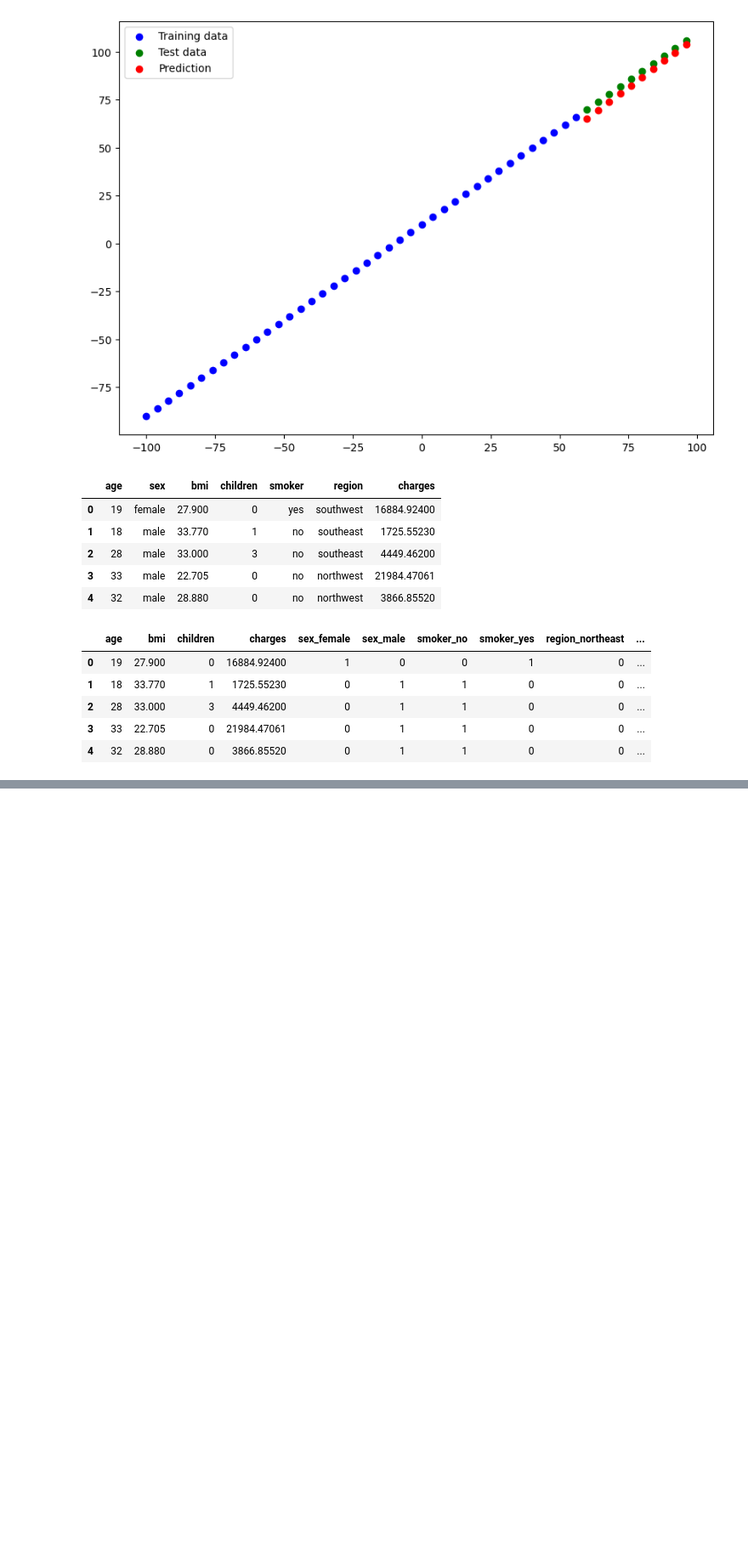
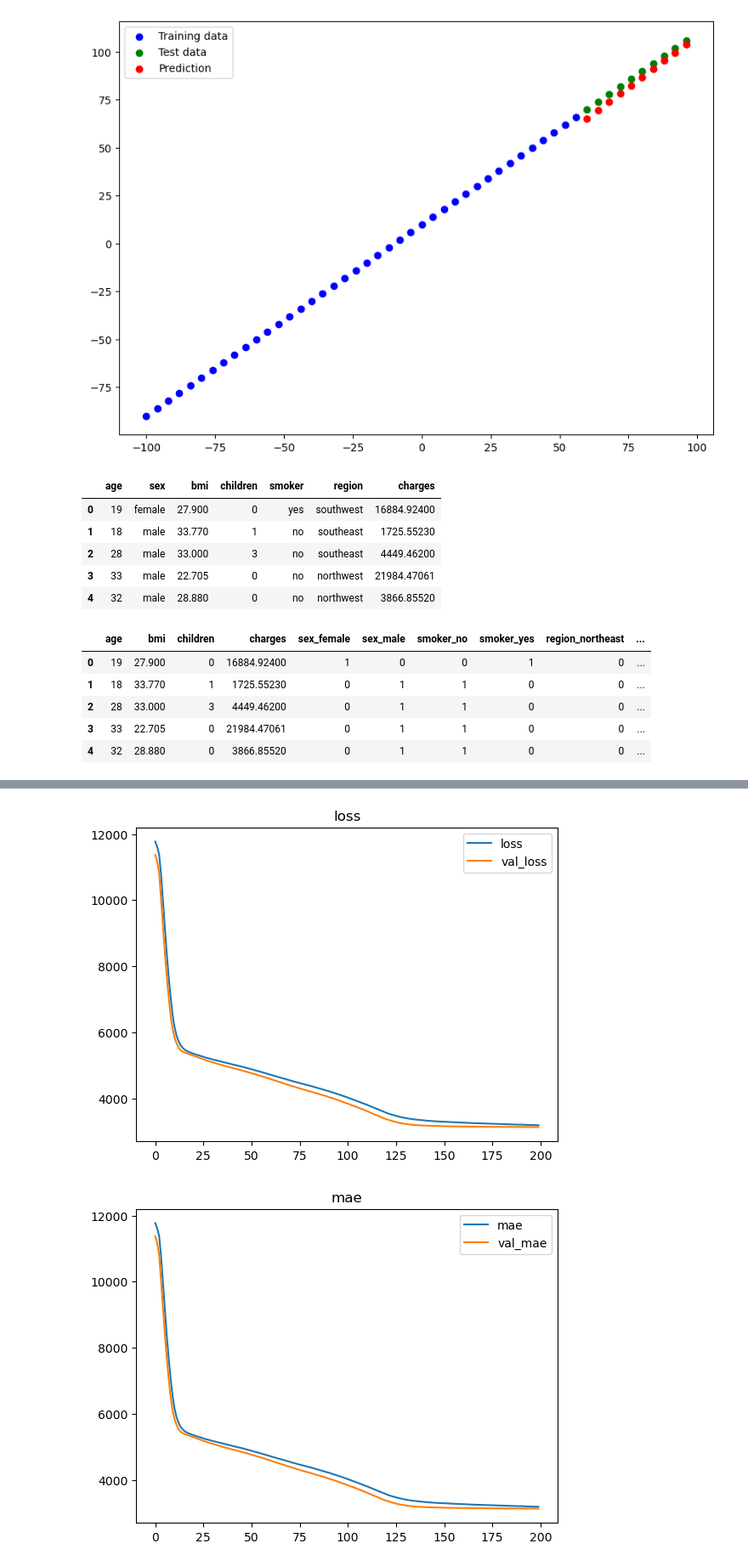
Before and after one commit to bmmukhridin/TensorFlow-Course, a Jupyter notebook: tf-Regression.ipynb, the cells around one changed output, grey strips where cells are left out. Shown at 85% size. Drawn from its saved outputs; the diff is of its cells as text; code cells hidden in the pictures; blank space fills up the shorter version.

```diff
--- a/tf-Regression.ipynb
+++ b/tf-Regression.ipynb
@@ -401,0 +604,3 @@ ohe.head()
+# %%
+df2 = pd.read_csv("https://raw.githubusercontent.com/stedy/Machine-Learning-with-R-datasets/master/insurance.csv")
+df2.head()
@@ -401,0 +618,15 @@ ohe.head()
+# %%
+ct = make_column_transformer(
+    (MinMaxScaler(), ['age','bmi','children']),
+    (OneHotEncoder(handle_unknown='ignore'), ['sex', 'smoker', 'region'])
+)
+
+X = df2.drop(columns='charges')
+y = df2['charges']
+
+X_train, X_test, y_train, y_test = train_test_split(X,y, random_state=42, test_size=0.2)
+
+ct.fit(X_train)
+
+X_train_normal = ct.transform(X_train)
+X_test_normal = ct.transform(X_test)
@@ -401,0 +662,5 @@ ohe.head()
+# %%
+history3 = model_5.fit(X_train_normal, y_train,
+                      validation_data = (X_test_normal, y_test),
+                        epochs=200,
+                        )
@@ -401,0 +685,5 @@ ohe.head()
+# %%
+plot_history(history3)
+# %% [output]
+[figure, added]
+[figure, added]
```
Also changed, not shown: parts of 30 cells of this notebook.
